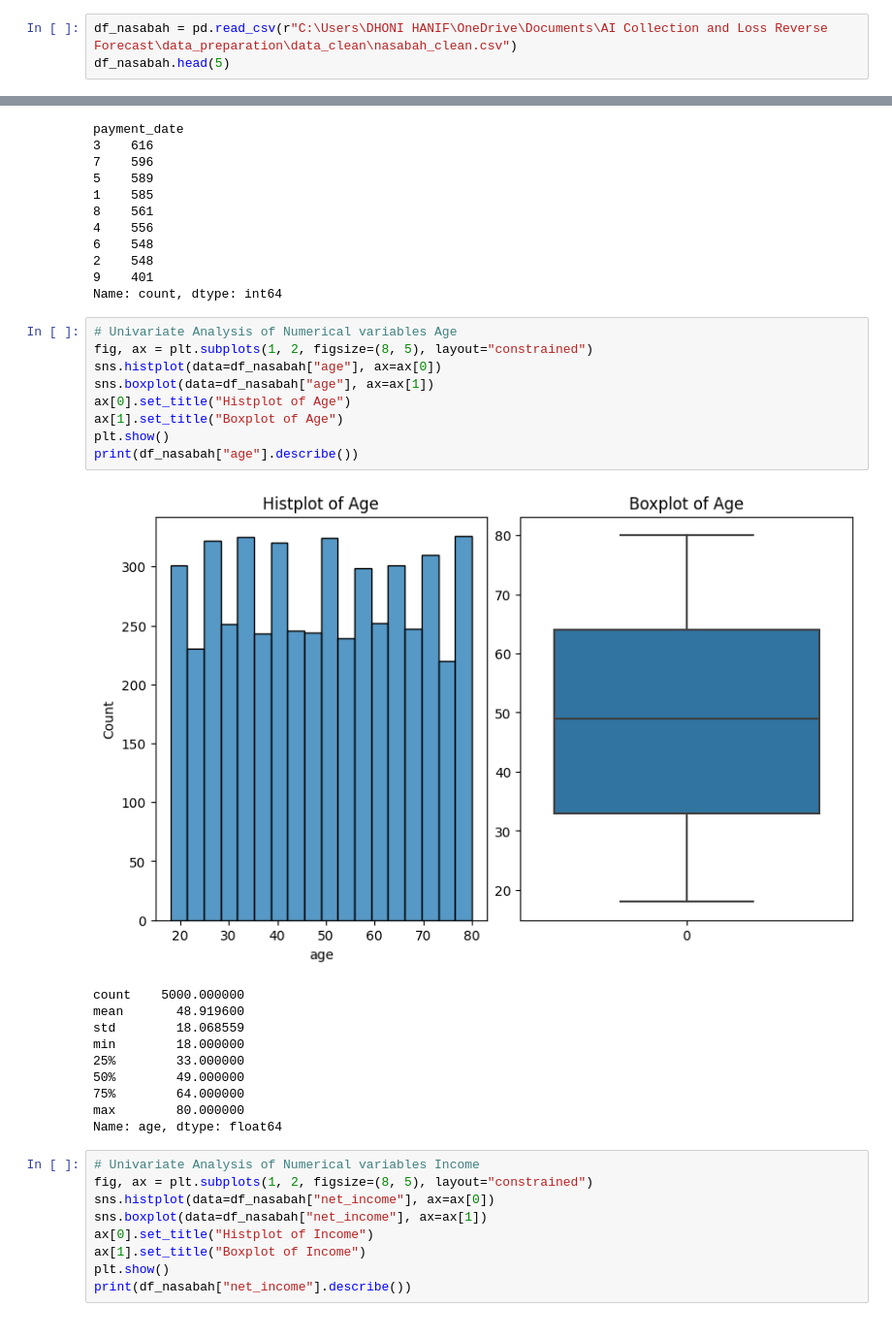
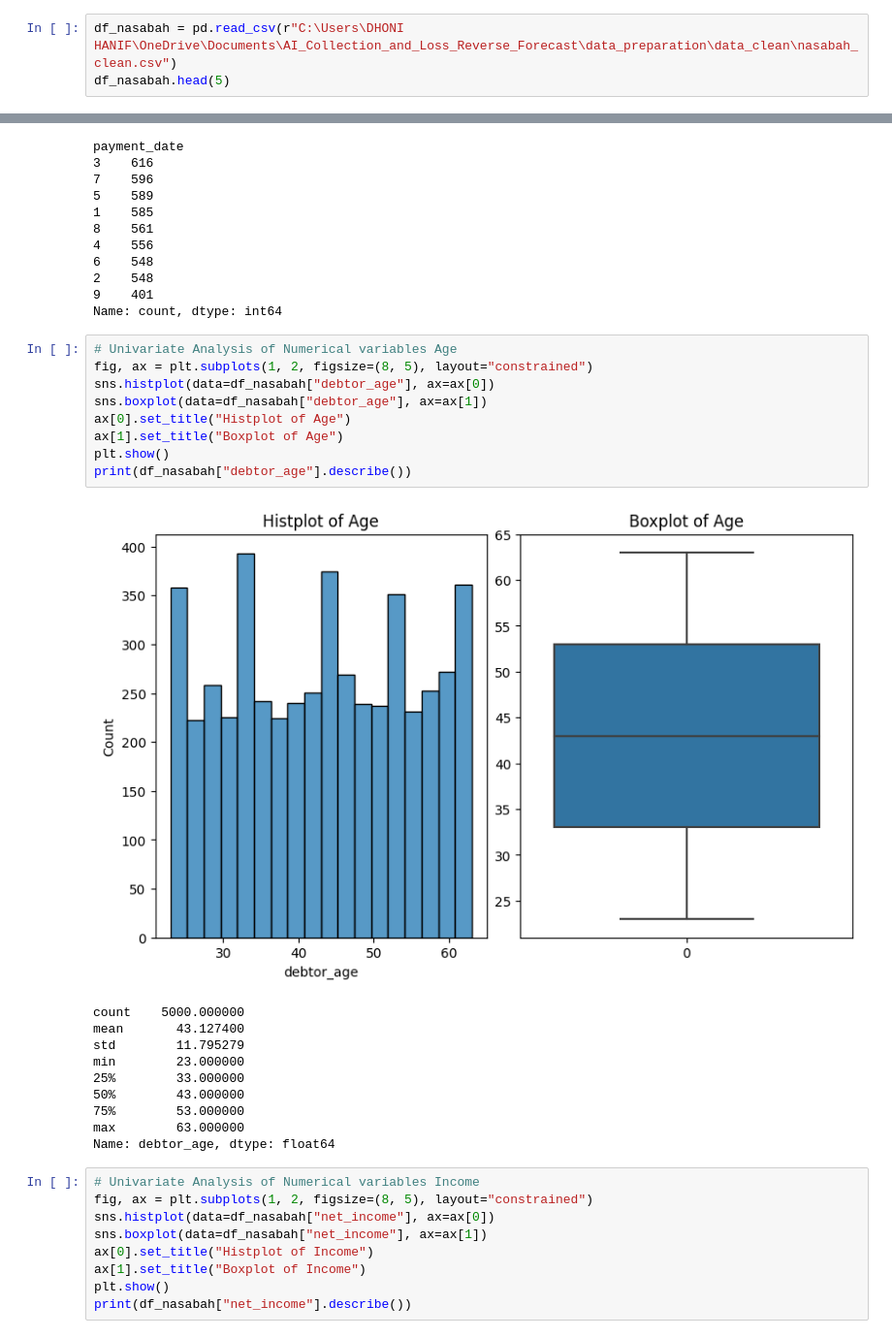
Before and after one commit to dhonihanif/AI_Collection_and_Loss_Reverse_Forecast, a Jupyter notebook: data_preparation/EDA/Univariate_bivariate_multivariate/Univariate_Analysis/nasabah.ipynb, the cells around one changed output, grey strips where cells are left out. Shown at 97% size. Saved outputs shown, nothing was run; the diff lists cells and outputs as text.

```diff
--- a/data_preparation/EDA/Univariate_bivariate_multivariate/Univariate_Analysis/nasabah.ipynb
+++ b/data_preparation/EDA/Univariate_bivariate_multivariate/Univariate_Analysis/nasabah.ipynb
@@ -4,6 +4,6 @@ import pandas as pd
 import matplotlib.pyplot as plt
 import seaborn as sns
 # %%
-df_nasabah = pd.read_csv(r"C:\Users\DHONI HANIF\OneDrive\Documents\AI Collection and Loss Reverse Forecast\data_preparation\data_clean\nasabah_clean.csv")
+df_nasabah = pd.read_csv(r"C:\Users\DHONI HANIF\OneDrive\Documents\AI_Collection_and_Loss_Reverse_Forecast\data_preparation\data_clean\nasabah_clean.csv")
 df_nasabah.head(5)
 # %% [output]
@@ -163,23 +166,23 @@ Name: count, dtype: int64
 # %%
 # Univariate Analysis of Numerical variables Age
 fig, ax = plt.subplots(1, 2, figsize=(8, 5), layout="constrained")
-sns.histplot(data=df_nasabah["age"], ax=ax[0])
-sns.boxplot(data=df_nasabah["age"], ax=ax[1])
+sns.histplot(data=df_nasabah["debtor_age"], ax=ax[0])
+sns.boxplot(data=df_nasabah["debtor_age"], ax=ax[1])
 ax[0].set_title("Histplot of Age")
 ax[1].set_title("Boxplot of Age")
 plt.show()
-print(df_nasabah["age"].describe())
+print(df_nasabah["debtor_age"].describe())
 # %% [output]
-[figure, old version]
+[figure, new version]
 count    5000.000000
-mean       48.919600
-std        18.068559
-min        18.000000
+mean       43.127400
+std        11.795279
+min        23.000000
 25%        33.000000
-50%        49.000000
-75%        64.000000
-max        80.000000
-Name: age, dtype: float64
+50%        43.000000
+75%        53.000000
+max        63.000000
+Name: debtor_age, dtype: float64
 # %%
 # Univariate Analysis of Numerical variables Income
 fig, ax = plt.subplots(1, 2, figsize=(8, 5), layout="constrained")
```
Also changed, not shown: parts of 14 cells of this notebook, 18 other files.
